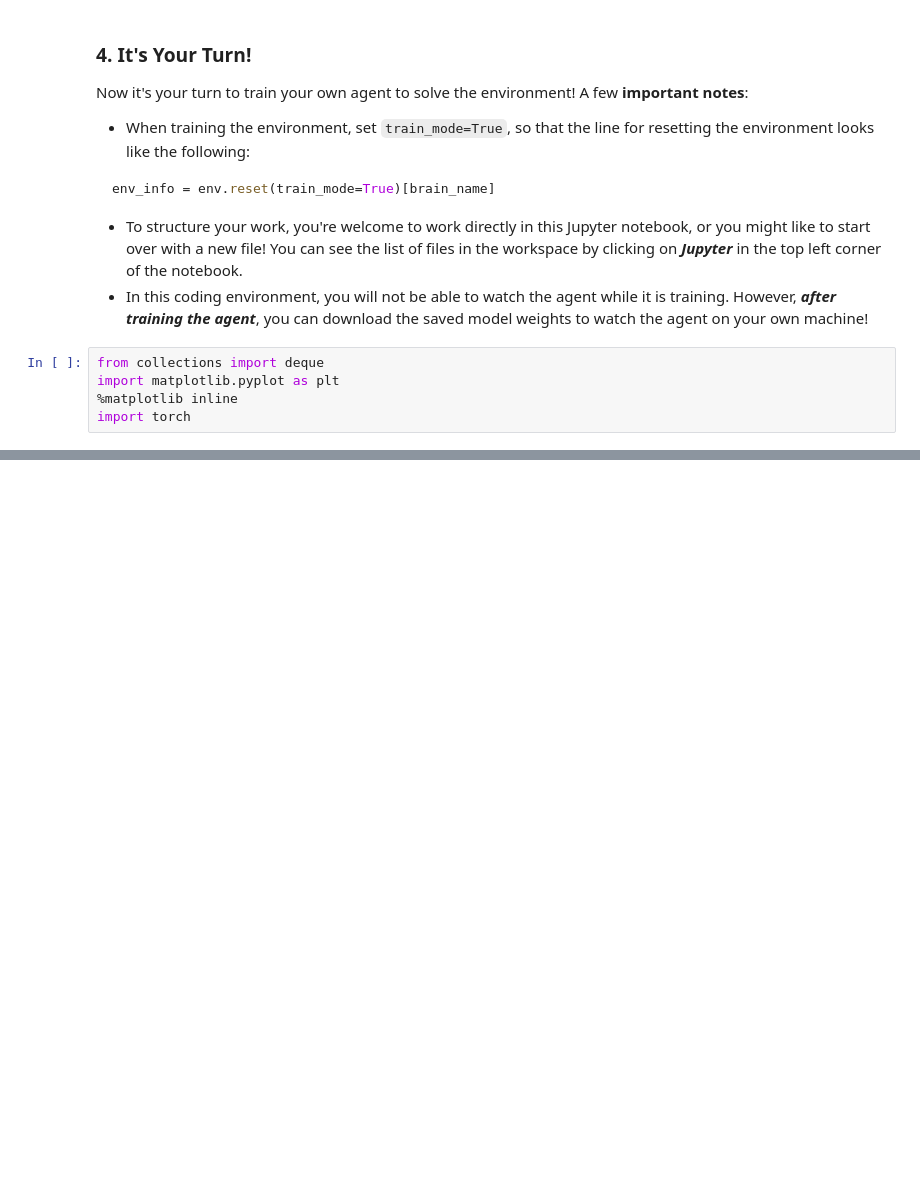
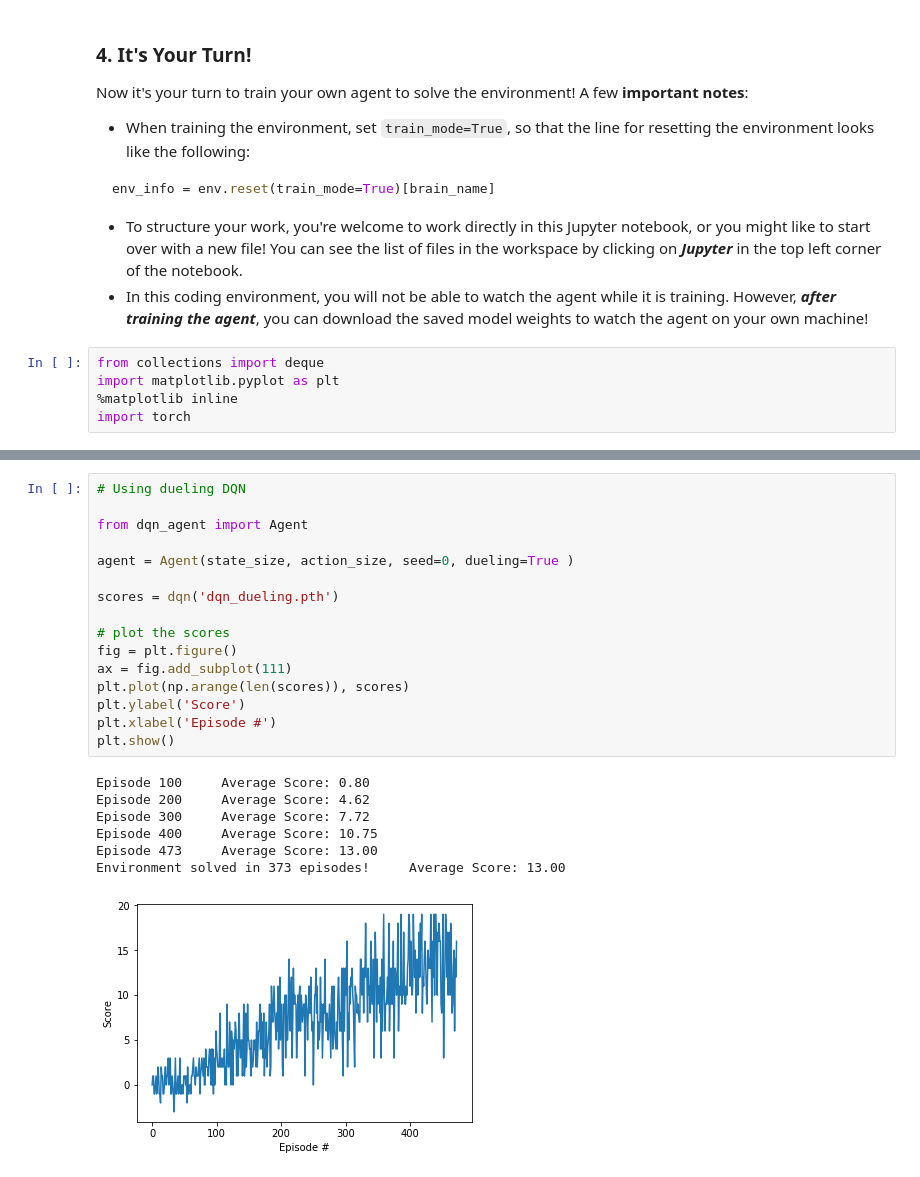
Before and after one commit to bkocis/DRLND_Pr_1_Navigation, a Jupyter notebook: Navigation.ipynb, the cells around one changed output, grey strips where cells are left out. Cells and saved outputs as stored; diff of their text form; blank space fills up the shorter version.

```diff
--- a/Navigation.ipynb
+++ b/Navigation.ipynb
@@ -217,0 +202,24 @@ env.close()
+# %%
+# Using dueling DQN
+
+from dqn_agent import Agent
+
+agent = Agent(state_size, action_size, seed=0, dueling=True )
+
+scores = dqn('dqn_dueling.pth')
+
+# plot the scores
+fig = plt.figure()
+ax = fig.add_subplot(111)
+plt.plot(np.arange(len(scores)), scores)
+plt.ylabel('Score')
+plt.xlabel('Episode #')
+plt.show()
+# %% [output]
+Episode 100     Average Score: 0.80
+Episode 200     Average Score: 4.62
+Episode 300     Average Score: 7.72
+Episode 400     Average Score: 10.75
+Episode 473     Average Score: 13.00
+Environment solved in 373 episodes!     Average Score: 13.00
+[figure, added]
```
Also changed, not shown: parts of 16 cells of this notebook, 3 other files.
